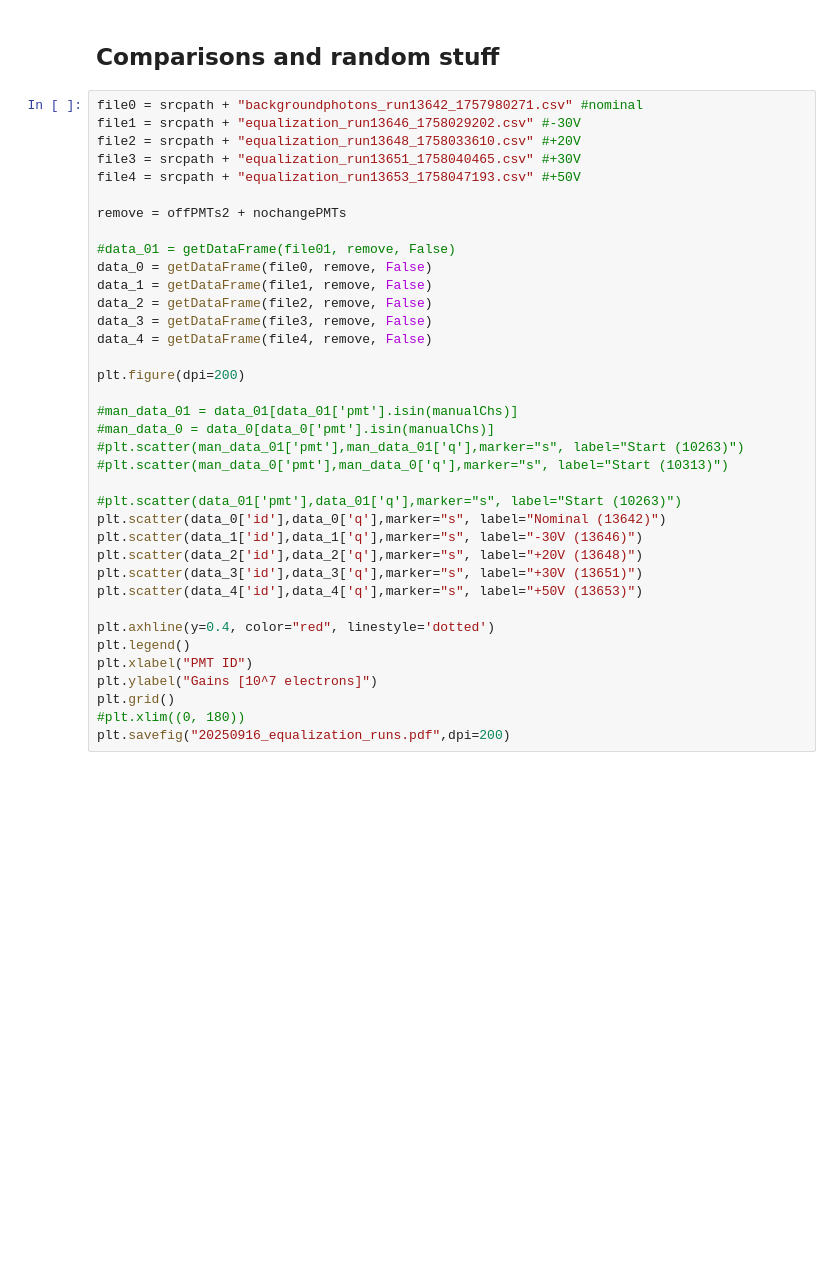
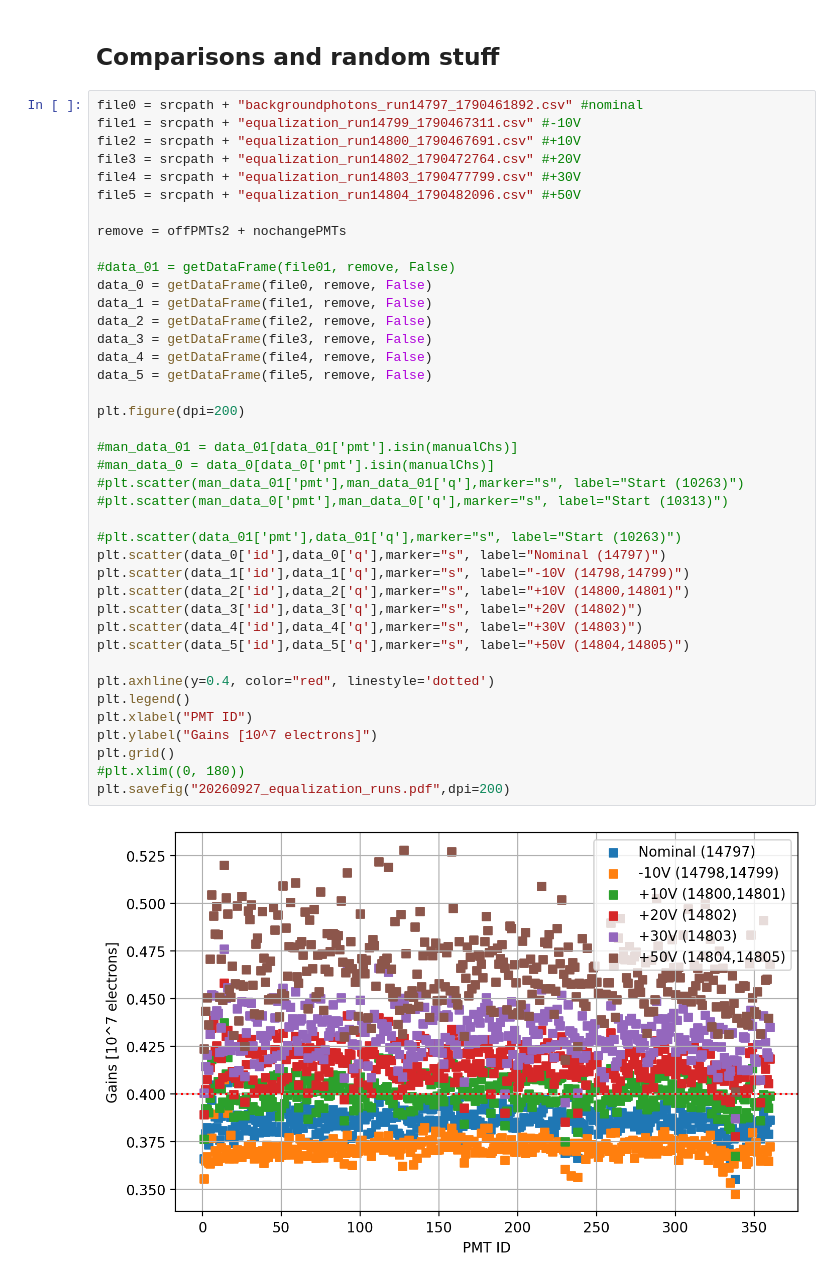
Before and after one commit to mvicenzi/pmt-calibration, a Jupyter notebook: gain/analyze_runs/python/check-gain-status.ipynb, the cells around one changed output. Saved outputs shown, nothing was run; the diff lists cells and outputs as text; blank space fills up the shorter version.

```diff
--- a/gain/analyze_runs/python/check-gain-status.ipynb
+++ b/gain/analyze_runs/python/check-gain-status.ipynb
@@ -207,42 +206,47 @@ PMT channels below 0.39
 # %% [markdown]
 ## Comparisons and random stuff
 # %%
-file0 = srcpath + "backgroundphotons_run13642_1757980271.csv" #nominal
-file1 = srcpath + "equalization_run13646_1758029202.csv" #-30V
-file2 = srcpath + "equalization_run13648_1758033610.csv" #+20V
-file3 = srcpath + "equalization_run13651_1758040465.csv" #+30V
-file4 = srcpath + "equalization_run13653_1758047193.csv" #+50V
+file0 = srcpath + "backgroundphotons_run14797_1790461892.csv" #nominal
+file1 = srcpath + "equalization_run14799_1790467311.csv" #-10V
+file2 = srcpath + "equalization_run14800_1790467691.csv" #+10V
+file3 = srcpath + "equalization_run14802_1790472764.csv" #+20V
+file4 = srcpath + "equalization_run14803_1790477799.csv" #+30V
+file5 = srcpath + "equalization_run14804_1790482096.csv" #+50V
 
 remove = offPMTs2 + nochangePMTs
 
 #data_01 = getDataFrame(file01, remove, False)
 data_0 = getDataFrame(file0, remove, False)
 data_1 = getDataFrame(file1, remove, False)
 data_2 = getDataFrame(file2, remove, False)
 data_3 = getDataFrame(file3, remove, False)
 data_4 = getDataFrame(file4, remove, False)
+data_5 = getDataFrame(file5, remove, False)
 
 plt.figure(dpi=200)
 
 #man_data_01 = data_01[data_01['pmt'].isin(manualChs)]
 #man_data_0 = data_0[data_0['pmt'].isin(manualChs)]
 #plt.scatter(man_data_01['pmt'],man_data_01['q'],marker="s", label="Start (10263)")
 #plt.scatter(man_data_0['pmt'],man_data_0['q'],marker="s", label="Start (10313)")
 
 #plt.scatter(data_01['pmt'],data_01['q'],marker="s", label="Start (10263)")
-plt.scatter(data_0['id'],data_0['q'],marker="s", label="Nominal (13642)")
-plt.scatter(data_1['id'],data_1['q'],marker="s", label="-30V (13646)")
-plt.scatter(data_2['id'],data_2['q'],marker="s", label="+20V (13648)")
-plt.scatter(data_3['id'],data_3['q'],marker="s", label="+30V (13651)")
-plt.scatter(data_4['id'],data_4['q'],marker="s", label="+50V (13653)")
+plt.scatter(data_0['id'],data_0['q'],marker="s", label="Nominal (14797)")
+plt.scatter(data_1['id'],data_1['q'],marker="s", label="-10V (14798,14799)")
+plt.scatter(data_2['id'],data_2['q'],marker="s", label="+10V (14800,14801)")
+plt.scatter(data_3['id'],data_3['q'],marker="s", label="+20V (14802)")
+plt.scatter(data_4['id'],data_4['q'],marker="s", label="+30V (14803)")
+plt.scatter(data_5['id'],data_5['q'],marker="s", label="+50V (14804,14805)")
 
 plt.axhline(y=0.4, color="red", linestyle='dotted')
 plt.legend()
 plt.xlabel("PMT ID")
 plt.ylabel("Gains [10^7 electrons]")
 plt.grid()
 #plt.xlim((0, 180))
-plt.savefig("20250916_equalization_runs.pdf",dpi=200)
+plt.savefig("20260927_equalization_runs.pdf",dpi=200)
+# %% [output]
+[figure, added]
 # %%
 plt.figure(dpi=200)
 
```
Also changed, not shown: parts of 5 cells of this notebook, 6 other files.
